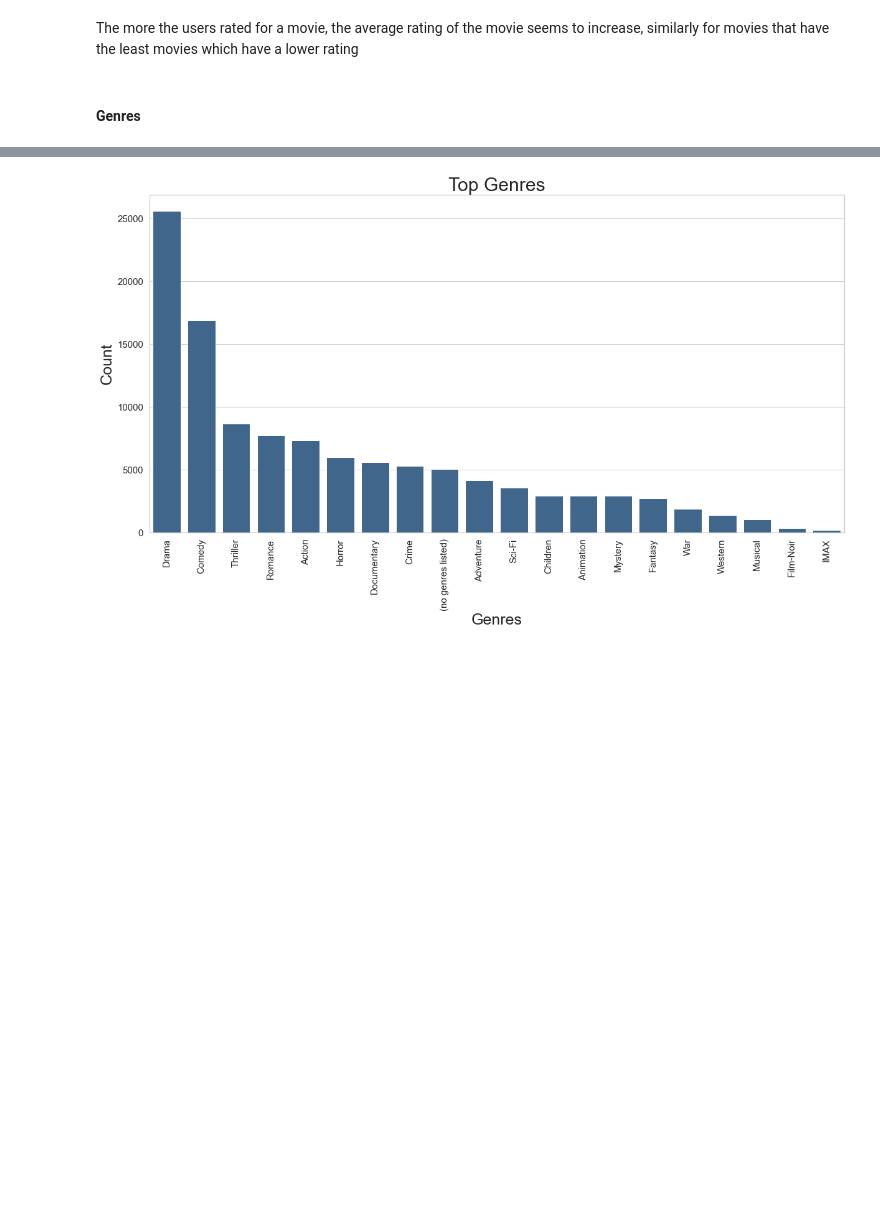
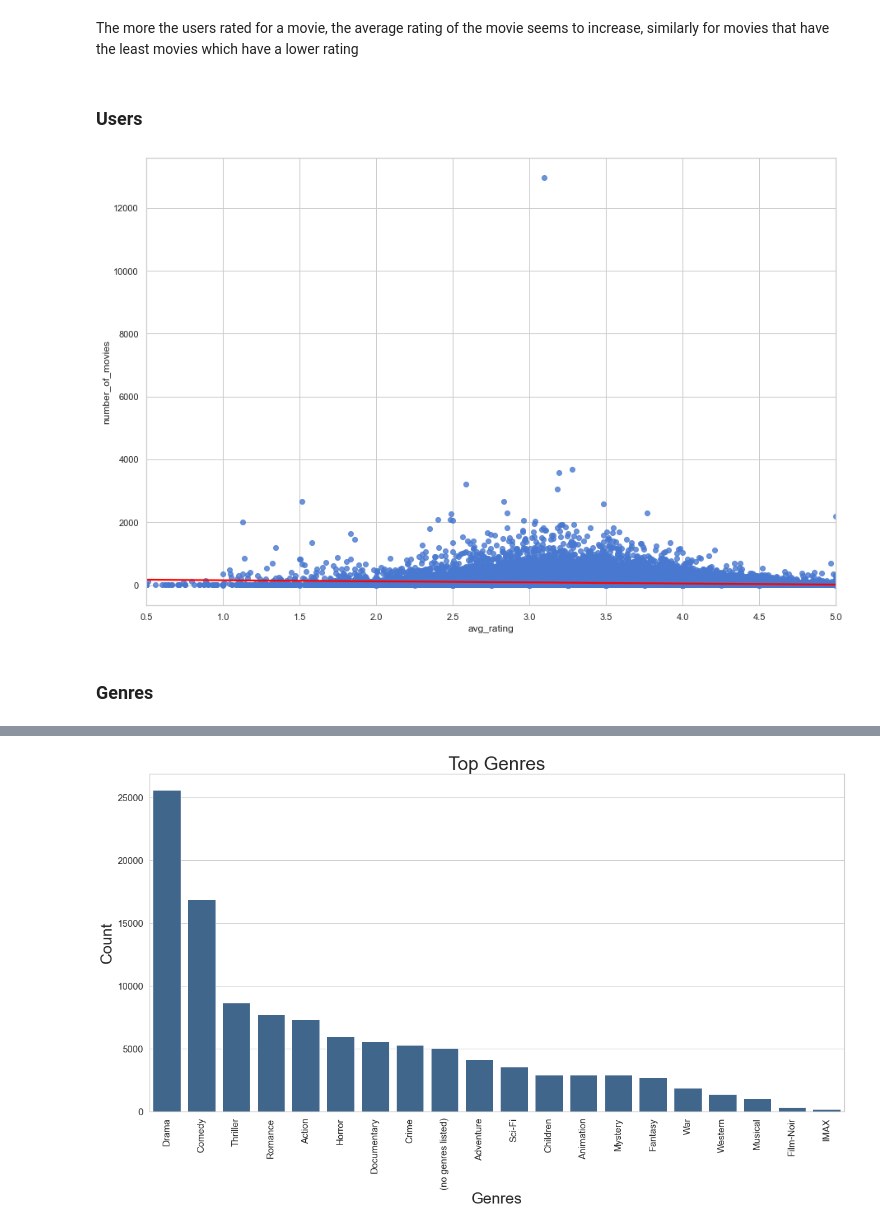
Before and after one commit to drikus-d/unsupervised-predict-streamlit-template, a Jupyter notebook: Drikus_Notebook.ipynb, the cells around one changed output, grey strips where cells are left out. Saved outputs shown, nothing was run; the diff lists cells and outputs as text; code cells hidden in the pictures; blank space fills up the shorter version.

```diff
--- a/Drikus_Notebook.ipynb
+++ b/Drikus_Notebook.ipynb
@@ -439,8 +440,31 @@ plt.show()
 [figure]
 # %% [markdown]
 The more the users rated for a movie, the average rating of the movie seems to increase, similarly for movies that have the least movies which have a lower rating
+# %% [markdown]
+### Users
+# %%
+# Create a Dataframe consisting of the users average rating the give per user and number of times they have rated movies
+train1 = pd.DataFrame(train_df.groupby('userId')['rating'].agg('mean').reset_index())
+train1_2 = pd.DataFrame(train_df.groupby('userId')['rating'].count().reset_index())
+# Merge the above to dataframe
+train1 = train1.merge(train1_2,on='userId',how = 'left')
+# Rename the columns respectively
+train1.rename(columns={'rating_x':'avg_rating','rating_y':'number_of_movies'},inplace = True)
+
+# Sort the data in descending of the number of movies the user has rated
+train1 = train1.sort_values('number_of_movies', ascending = False)
+
+# Check for correlation between average rating and the number of the times have the user has watch a movie
+
+# Create a scatter plot to visualise
+sns.regplot(data = train1, y = "number_of_movies", x = "avg_rating",line_kws={"color": "red"})
+
+# Show the scatterplot
+plt.show()
+# %% [output]
+[figure, added]
 # %% [markdown]
-#### Genres
+### Genres
 # %%
 # Create dataframe containing only the movieId and genres
 movies_genres = pd.DataFrame(movies_df[['movieId', 'genres']],
```
Also changed, not shown: parts of 15 cells of this notebook.
